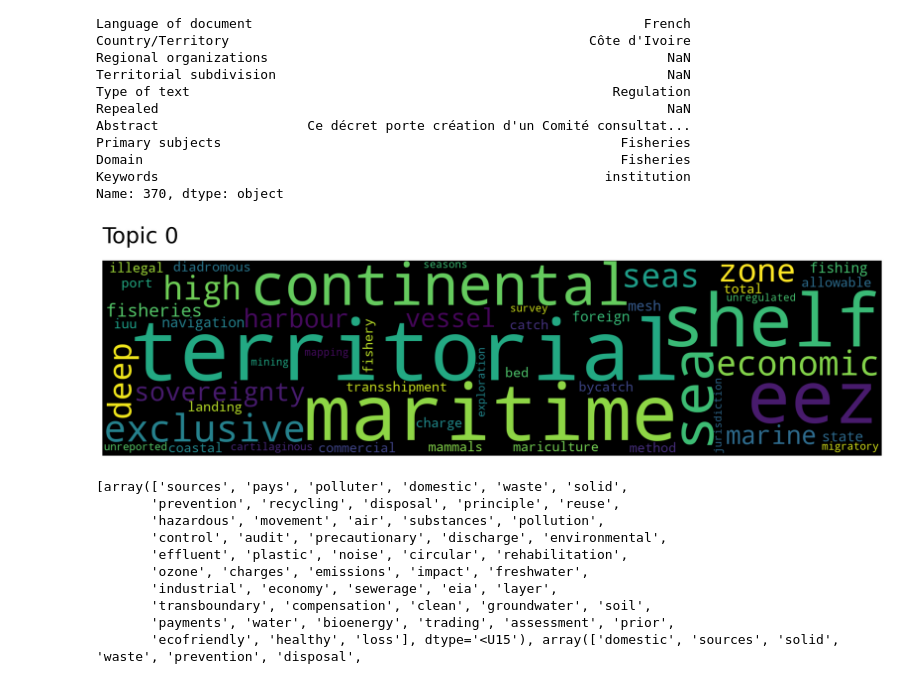
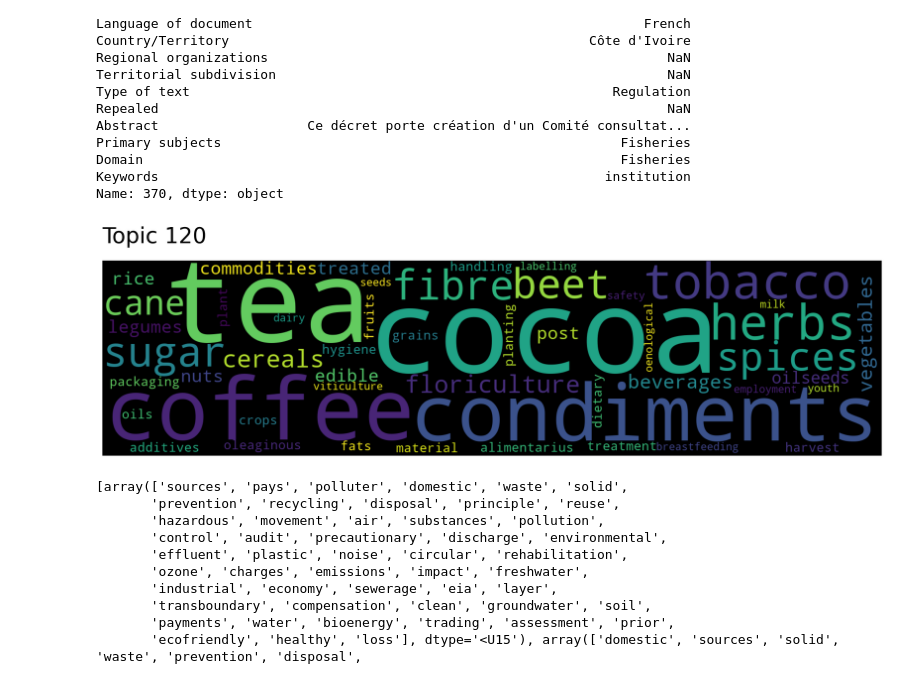
Before and after one commit to gustavn19/Fagprojekt, a Jupyter notebook: gn.ipynb, the cells around one changed output. Saved outputs shown, nothing was run; the diff lists cells and outputs as text; code cells hidden in the pictures.

Commit message:
Hierachical topic reduction update

```diff
--- a/gn.ipynb
+++ b/gn.ipynb
@@ -13,6 +13,11 @@ Index(['Record Id', 'Record URL', 'Document URL', 'Title', 'Original title',
        'Territorial subdivision', 'Type of text', 'Repealed', 'Abstract',
        'Primary subjects', 'Domain', 'Keywords'],
       dtype='object')
+# %%
+# remve repealed legislation
+data["Repealed"].fillna(value = "N", inplace=True)
+data["Repealed"] = pd.Categorical(data["Repealed"])
+data=data[data["Repealed"]=="N"]
 # %%
 import nltk
 keywords_nofilter=list(data["Keywords"])
@@ -132,9 +136,9 @@ Domain                                                             Fisheries
 Keywords                                                         institution
 Name: 370, dtype: object
 # %%
-model.generate_topic_wordcloud(0)
+model.generate_topic_wordcloud(120,reduced=True)
 # %% [output]
-[figure, old version]
+[figure, new version]
 # %%
 # Look up topics corresponding to a keyword
 topic_words, word_scores, topic_scores, topic_nums = model.search_topics(keywords=["waste"], num_topics=10)
```
Also changed, not shown: parts of 25 cells of this notebook.
